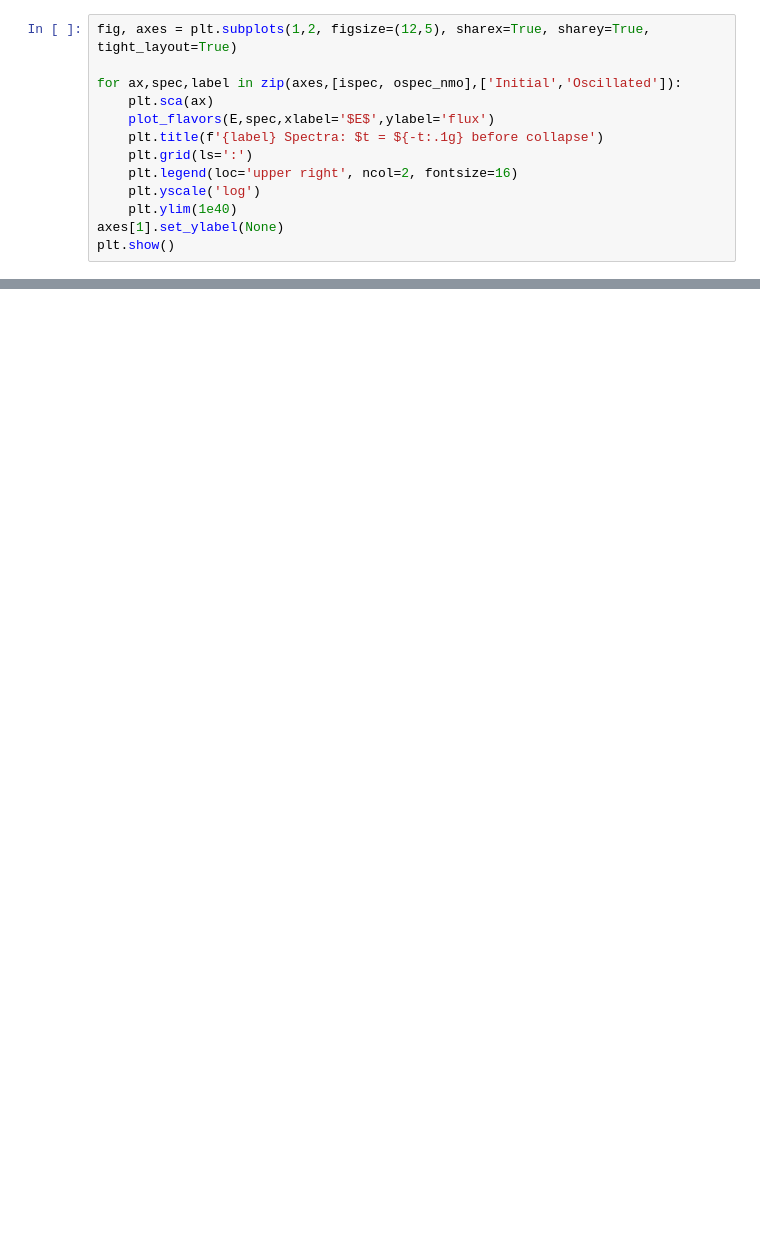
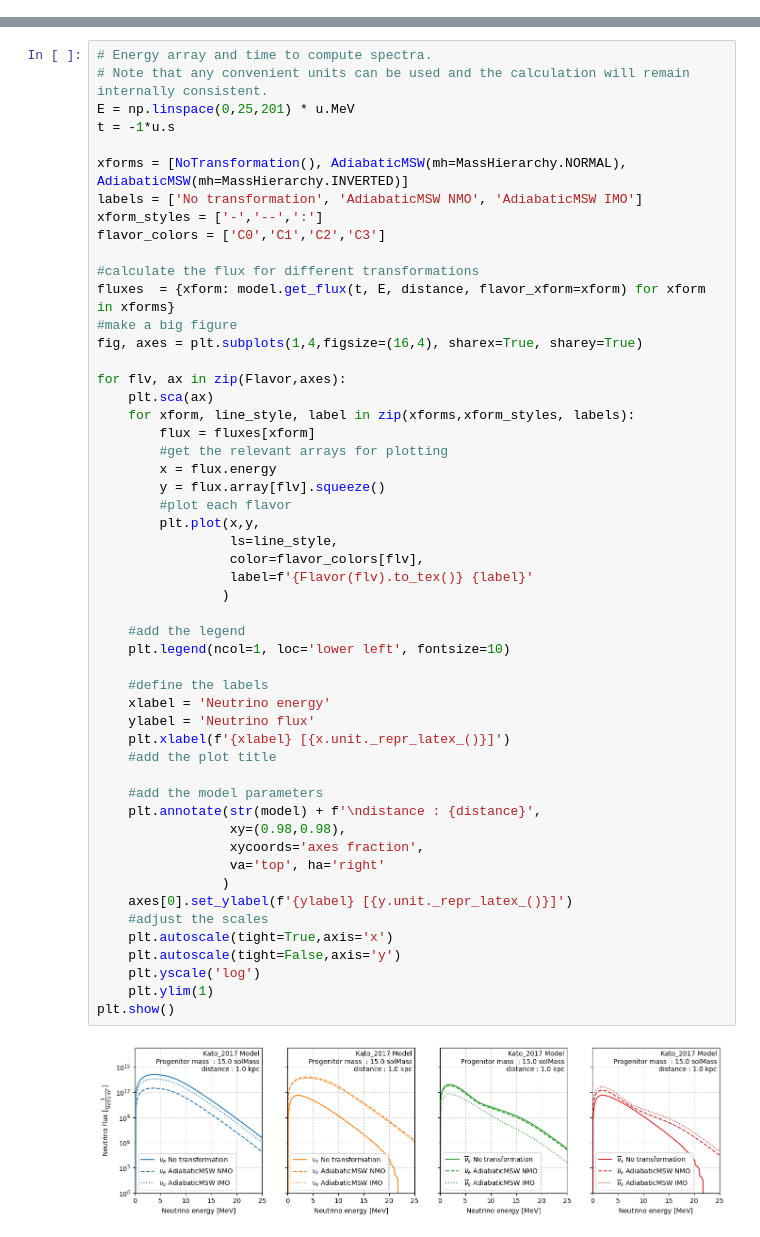
Before and after one commit to SNEWS2/snewpy-models-presn, a Jupyter notebook: models/Kato_2017/Kato.ipynb, the cells around one changed output, grey strips where cells are left out. Drawn from its saved outputs; the diff is of its cells as text; blank space fills up the shorter version.

```diff
--- a/models/Kato_2017/Kato.ipynb
+++ b/models/Kato_2017/Kato.ipynb
@@ -66,13 +38,0 @@ ospec_nmo = model.get_transformed_spectra(t, E, xform_nmo)
-# %%
-fig, axes = plt.subplots(1,2, figsize=(12,5), sharex=True, sharey=True, tight_layout=True)
-
-for ax,spec,label in zip(axes,[ispec, ospec_nmo],['Initial','Oscillated']):
-    plt.sca(ax)
-    plot_flavors(E,spec,xlabel='$E$',ylabel='flux')
-    plt.title(f'{label} Spectra: $t = ${-t:.1g} before collapse')
-    plt.grid(ls=':')
-    plt.legend(loc='upper right', ncol=2, fontsize=16)
-    plt.yscale('log')
-    plt.ylim(1e40)
-axes[1].set_ylabel(None)
-plt.show()
@@ -80,0 +119,54 @@ plt.show()
+# %%
+# Energy array and time to compute spectra.
+# Note that any convenient units can be used and the calculation will remain internally consistent.
+E = np.linspace(0,25,201) * u.MeV
+t = -1*u.s
+
+xforms = [NoTransformation(), AdiabaticMSW(mh=MassHierarchy.NORMAL), AdiabaticMSW(mh=MassHierarchy.INVERTED)]
+labels = ['No transformation', 'AdiabaticMSW NMO', 'AdiabaticMSW IMO']
+xform_styles = ['-','--',':']
+flavor_colors = ['C0','C1','C2','C3']
+
+#calculate the flux for different transformations
+fluxes  = {xform: model.get_flux(t, E, distance, flavor_xform=xform) for xform in xforms}
+#make a big figure
+fig, axes = plt.subplots(1,4,figsize=(16,4), sharex=True, sharey=True)
+
+for flv, ax in zip(Flavor,axes):
+    plt.sca(ax)
+    for xform, line_style, label in zip(xforms,xform_styles, labels):
+        flux = fluxes[xform]
+        #get the relevant arrays for plotting
+        x = flux.energy
+        y = flux.array[flv].squeeze()
+        #plot each flavor
+        plt.plot(x,y,
+                 ls=line_style,
+                 color=flavor_colors[flv],
+                 label=f'{Flavor(flv).to_tex()} {label}'
+                )
+
+    #add the legend
+    plt.legend(ncol=1, loc='lower left', fontsize=10)
+
+    #define the labels
+    xlabel = 'Neutrino energy'
+    ylabel = 'Neutrino flux'
+    plt.xlabel(f'{xlabel} [{x.unit._repr_latex_()}]')
+    #add the plot title
+
+    #add the model parameters
+    plt.annotate(str(model) + f'\ndistance : {distance}',
+                 xy=(0.98,0.98),
+                 xycoords='axes fraction',
+                 va='top', ha='right'
+                )
+    axes[0].set_ylabel(f'{ylabel} [{y.unit._repr_latex_()}]')
+    #adjust the scales
+    plt.autoscale(tight=True,axis='x')
+    plt.autoscale(tight=False,axis='y')
+    plt.yscale('log')
+    plt.ylim(1)
+plt.show()
+# %% [output]
+[figure, added]
```
Also changed, not shown: parts of 17 cells of this notebook, 1 other file.
